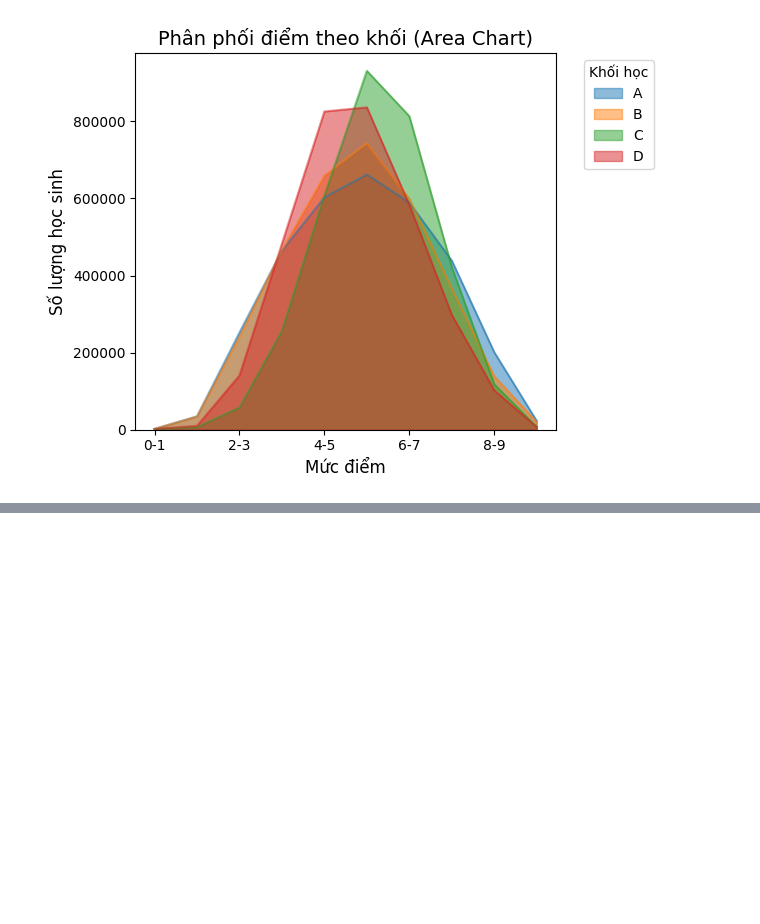
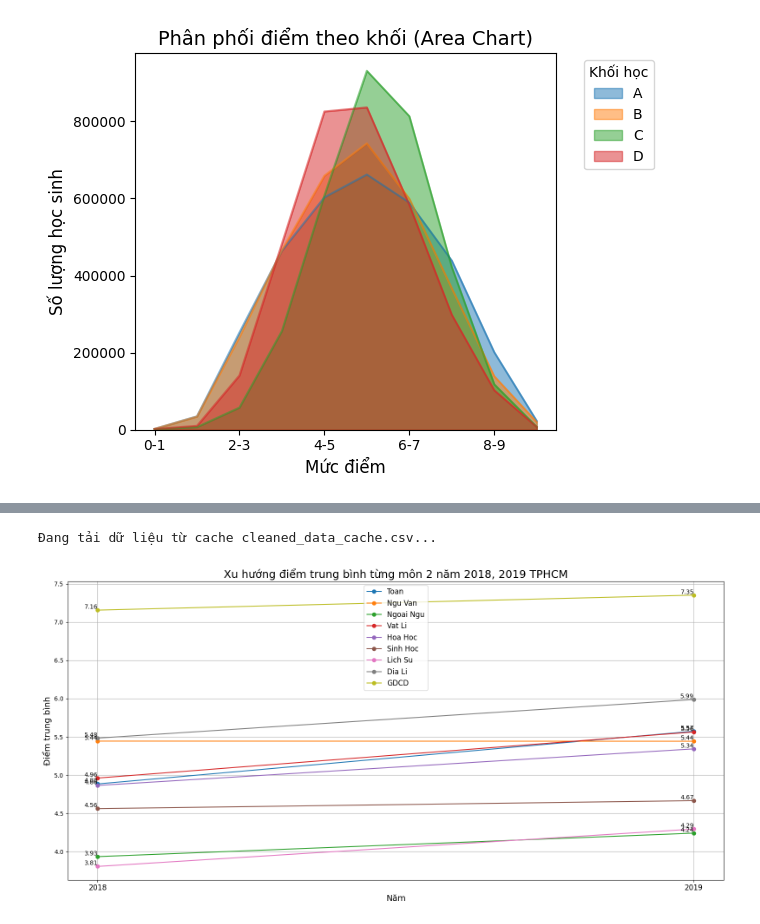
Before and after one commit to Analyze-high-school-scores/Main, a Jupyter notebook: Chart/chart.ipynb, the cells around one changed output, grey strips where cells are left out. Saved outputs shown, nothing was run; the diff lists cells and outputs as text; code cells hidden in the pictures; blank space fills up the shorter version.

```diff
--- a/Chart/chart.ipynb
+++ b/Chart/chart.ipynb
@@ -391,0 +401,59 @@ plt.show()
+# %%
+def plot_average_scores():
+    """
+    Tính toán điểm trung bình của các môn học và vẽ biểu đồ đường so sánh
+    xu hướng điểm trung bình giữa hai năm 2018 và 2019.
+
+    Returns:
+        None: Hiển thị trực tiếp biểu đồ đường so sánh xu hướng điểm trung bình giữa hai năm.
+    """
+    # Fetch dữ liệu từ API
+    df = fetch_csv_from_api(cleaned_data_api)
+
+    # Lọc dữ liệu theo năm
+    df_years = {2018: df[df["Year"] == 2018], 2019: df[df["Year"] == 2019]}
+
+    # Tính toán điểm trung bình cho từng môn
+    score_columns = [
+        "Toan", "Van", "Ly", "Sinh", "Ngoai ngu", "Hoa", "Lich su", "Dia ly", "GDCD"
+    ]
+
+    avg2018 = df_years[2018][score_columns].mean()
+    avg2019 = df_years[2019][score_columns].mean()
+
+    # Tạo DataFrame để chứa điểm trung bình
+    df_avg = pd.DataFrame({
+        "Year": [2018, 2019],
+        "Toan": [avg2018["Toan"], avg2019["Toan"]],
+        "Ngu Van": [avg2018["Van"], avg2019["Van"]],
+        "Ngoai Ngu": [avg2018["Ngoai ngu"], avg2019["Ngoai ngu"]],
+        "Vat Li": [avg2018["Ly"], avg2019["Ly"]],
+        "Hoa Hoc": [avg2018["Hoa"], avg2019["Hoa"]],
+        "Sinh Hoc": [avg2018["Sinh"], avg2019["Sinh"]],
+        "Lich Su": [avg2018["Lich su"], avg2019["Lich su"]],
+        "Dia Li": [avg2018["Dia ly"], avg2019["Dia ly"]],
+        "GDCD": [avg2018["GDCD"], avg2019["GDCD"]]
+    })
+
+    # Vẽ biểu đồ
+    plt.figure(figsize=(16, 8))  # Tăng kích thước của biểu đồ
+    for subject in df_avg.columns[1:]:
+        plt.plot(df_avg["Year"], df_avg[subject], marker="o", label=subject)
+        for x, y in zip(df_avg["Year"], df_avg[subject]):
+            plt.text(x, y, f"{y:.2f}", ha="right", va="bottom", fontsize=10)
+
+    plt.title("Xu hướng điểm trung bình từng môn 2 năm 2018, 2019 TPHCM", fontsize=18)
+    plt.xlabel("Năm", fontsize=14)
+    plt.ylabel("Điểm trung bình", fontsize=14)
+    plt.xticks([2018, 2019], fontsize=12)  # Đảm bảo khoảng cách giữa các điểm trên trục X
+    plt.legend(fontsize=12)
+    plt.grid(True)
+    plt.tight_layout()  # Đảm bảo không bị cắt bớt phần nhãn
+    plt.show()
+
+
+# Gọi hàm để vẽ biểu đồ
+plot_average_scores()
+# %% [output]
+Đang tải dữ liệu từ cache cleaned_data_cache.csv...
+[figure, added]
```
Also changed, not shown: parts of 3 cells of this notebook.
